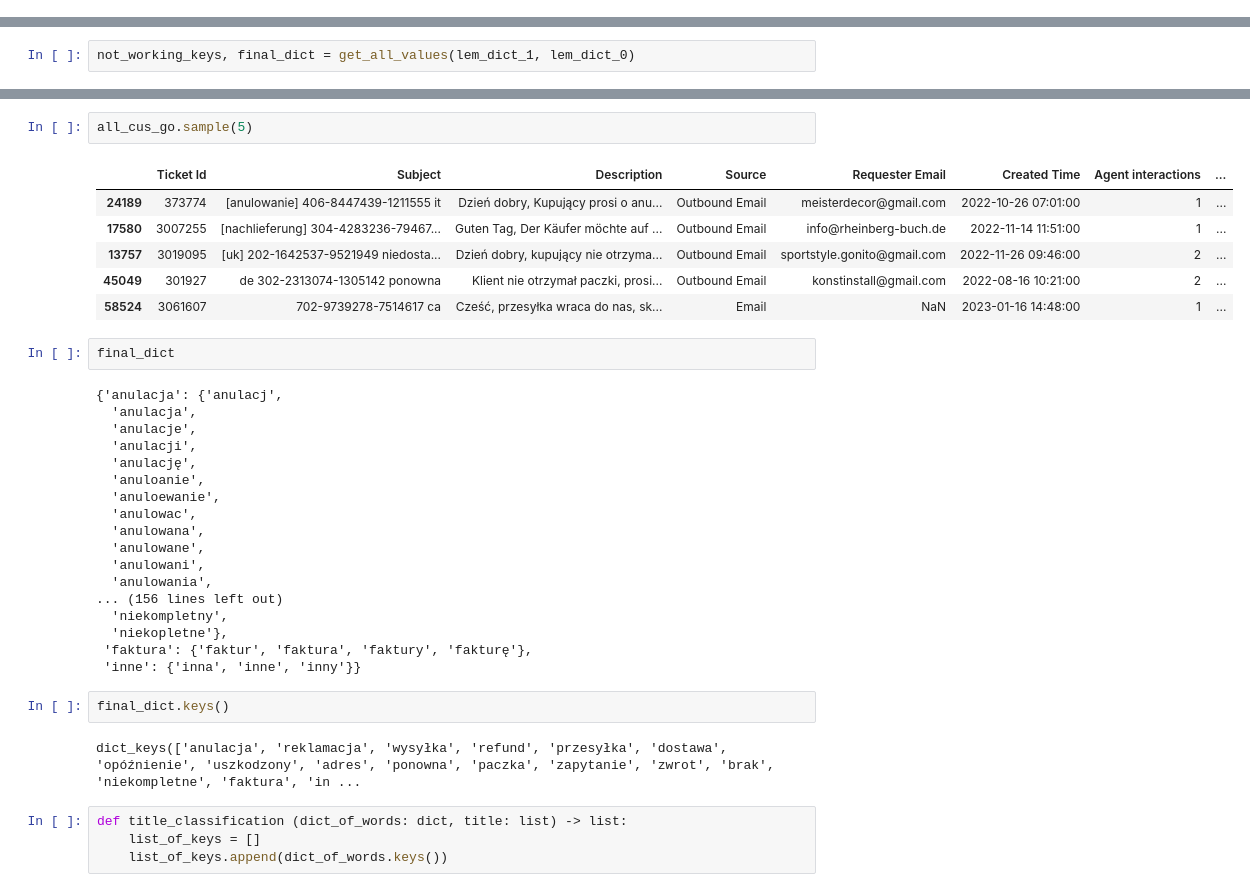
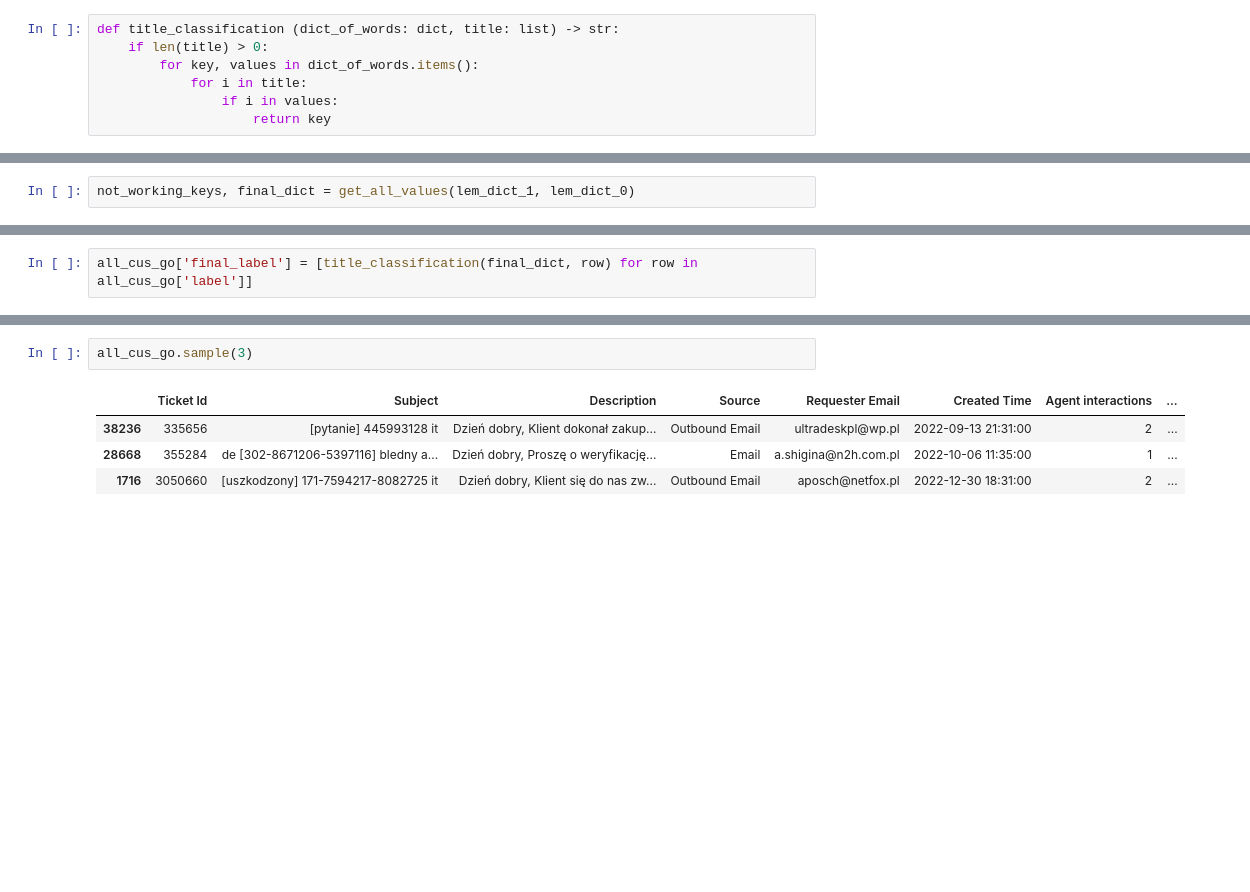
Before and after one commit to arioslock/projects_in_progress, a Jupyter notebook: projekt_koncowy.ipynb, the cells around one changed output, grey strips where cells are left out. Cells and saved outputs as stored; diff of their text form; blank space fills up the shorter version.

Commit message:
Successful classification of over 30,000 messages based on title (over 60% accuracy)

```diff
--- a/projekt_koncowy.ipynb
+++ b/projekt_koncowy.ipynb
@@ -162,3 +182,10 @@ def get_all_values (dict1: dict, dict0: dict):
+# %%
+def title_classification (dict_of_words: dict, title: list) -> str:
+    if len(title) > 0:
+        for key, values in dict_of_words.items():
+            for i in title:
+                if i in values:
+                    return key
 # %%
 # Zmiana tytułów na lowercase
 
@@ -395,0 +397,2 @@ len(not_working_keys)
+# %%
+all_cus_go['final_label'] = [title_classification(final_dict, row) for row in all_cus_go['label']]
@@ -396,37 +421,7 @@ len(not_working_keys)
 # %%
-all_cus_go.sample(5)
+all_cus_go.sample(3)
 # %% [output]
 |  | Ticket Id | Subject | Description | Source | Requester Email | Created Time | Agent interactions | ... |
-| 24189 | 373774 | [anulowanie] 406-8447439-1211555 it | Dzień dobry, Kupujący prosi o anu... | Outbound Email | meisterdecor@gmail.com | 2022-10-26 07:01:00 | 1 | ... |
-| 17580 | 3007255 | [nachlieferung] 304-4283236-79467... | Guten Tag, Der Käufer möchte auf ... | Outbound Email | info@rheinberg-buch.de | 2022-11-14 11:51:00 | 1 | ... |
-| 13757 | 3019095 | [uk] 202-1642537-9521949 niedosta... | Dzień dobry, kupujący nie otrzyma... | Outbound Email | sportstyle.gonito@gmail.com | 2022-11-26 09:46:00 | 2 | ... |
-| 45049 | 301927 | de 302-2313074-1305142 ponowna | Klient nie otrzymał paczki, prosi... | Outbound Email | konstinstall@gmail.com | 2022-08-16 10:21:00 | 2 | ... |
-| 58524 | 3061607 | 702-9739278-7514617 ca | Cześć, przesyłka wraca do nas, sk... | Email | NaN | 2023-01-16 14:48:00 | 1 | ... |
+| 38236 | 335656 | [pytanie] 445993128 it | Dzień dobry, Klient dokonał zakup... | Outbound Email | ultradeskpl@wp.pl | 2022-09-13 21:31:00 | 2 | ... |
+| 28668 | 355284 | de [302-8671206-5397116] bledny a... | Dzień dobry, Proszę o weryfikację... | Email | a.shigina@n2h.com.pl | 2022-10-06 11:35:00 | 1 | ... |
+| 1716 | 3050660 | [uszkodzony] 171-7594217-8082725 it | Dzień dobry, Klient się do nas zw... | Outbound Email | aposch@netfox.pl | 2022-12-30 18:31:00 | 2 | ... |
-# %%
-final_dict
-# %% [output]
-{'anulacja': {'anulacj',
-  'anulacja',
-  'anulacje',
-  'anulacji',
-  'anulację',
-  'anuloanie',
-  'anuloewanie',
-  'anulowac',
-  'anulowana',
-  'anulowane',
-  'anulowani',
-  'anulowania',
-... (156 lines left out)
-  'niekompletny',
-  'niekopletne'},
- 'faktura': {'faktur', 'faktura', 'faktury', 'fakturę'},
- 'inne': {'inna', 'inne', 'inny'}}
-# %%
-final_dict.keys()
-# %% [output]
-dict_keys(['anulacja', 'reklamacja', 'wysyłka', 'refund', 'przesyłka', 'dostawa', 'opóźnienie', 'uszkodzony', 'adres', 'ponowna', 'paczka', 'zapytanie', 'zwrot', 'brak', 'niekompletne', 'faktura', 'in ...
-# %%
-def title_classification (dict_of_words: dict, title: list) -> list:
-    list_of_keys = []
-    list_of_keys.append(dict_of_words.keys())
```
Also changed, not shown: parts of 12 cells of this notebook.
